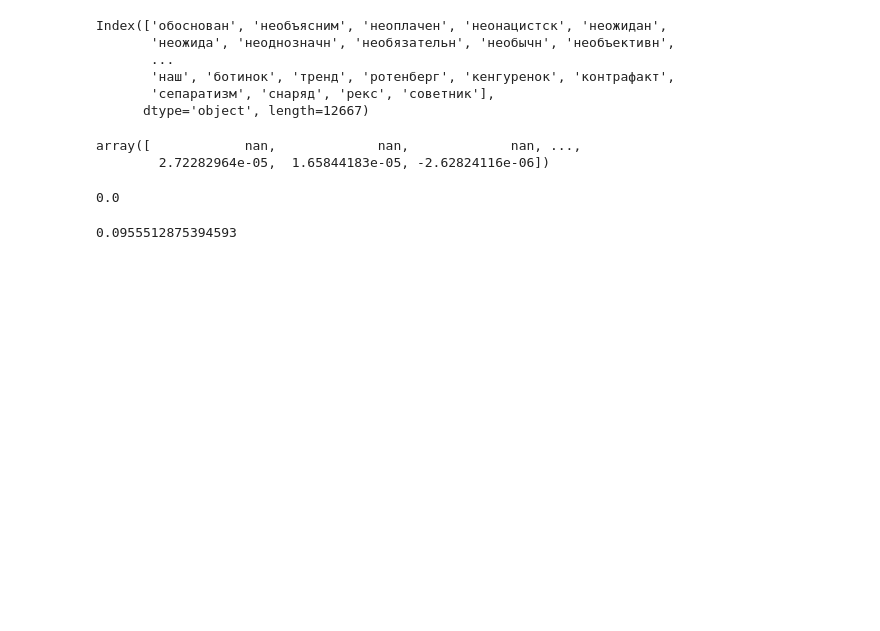
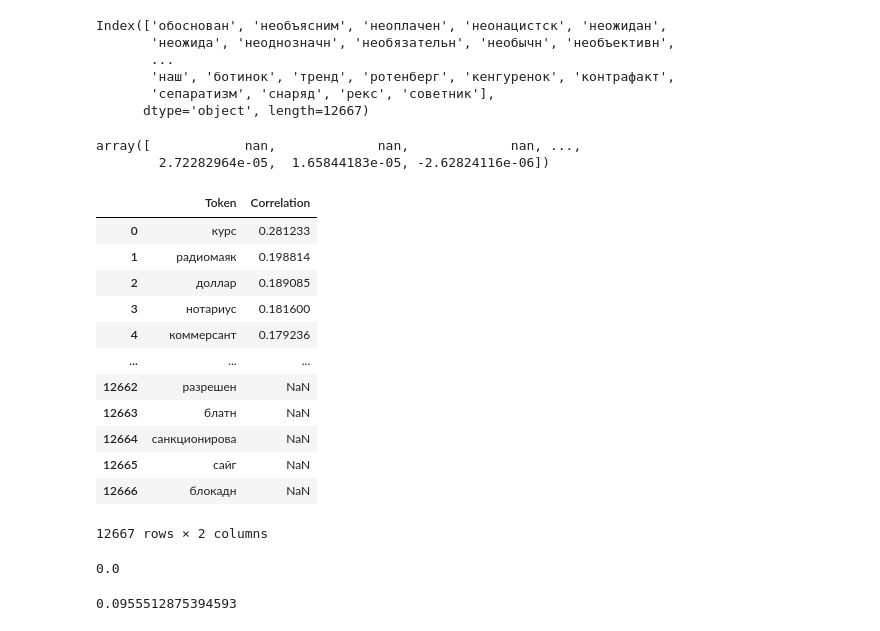
Before and after one commit to damnpav/news_analysis, a Jupyter notebook: _3_text_preparing.ipynb, the cells around one changed output. Drawn from its saved outputs; the diff is of its cells as text; code cells hidden in the pictures; blank space fills up the shorter version.

```diff
--- a/_3_text_preparing.ipynb
+++ b/_3_text_preparing.ipynb
@@ -500,6 +508,24 @@ sorted_tokens_correlation = np.column_stack((sorted_tokens, sorted_correlation))
 sorted_tokens_correlation_df = pd.DataFrame(sorted_tokens_correlation, columns=['Token', 'Correlation'])
 # %%
 sorted_tokens_correlation_df.sort_values(by='Correlation', ascending=False).to_excel('most_correlated_tokens.xlsx', index=False)
+# %%
+sorted_tokens_correlation_df = pd.read_excel('most_correlated_tokens.xlsx')
+# %%
+sorted_tokens_correlation_df
+# %% [output]
+|  | Token | Correlation |
+| 0 | курс | 0.281233 |
+| 1 | радиомаяк | 0.198814 |
+| 2 | доллар | 0.189085 |
+| 3 | нотариус | 0.181600 |
+| 4 | коммерсант | 0.179236 |
+| ... | ... | ... |
+| 12662 | разрешен | NaN |
+| 12663 | блатн | NaN |
+| 12664 | санкционирова | NaN |
+| 12665 | сайг | NaN |
+| 12666 | блокадн | NaN |
+12667 rows × 2 columns
 # %%
 data_df['log_price_spread'].min()
 # %% [output]
```
Also changed, not shown: parts of 11 cells of this notebook, 8 other files.
